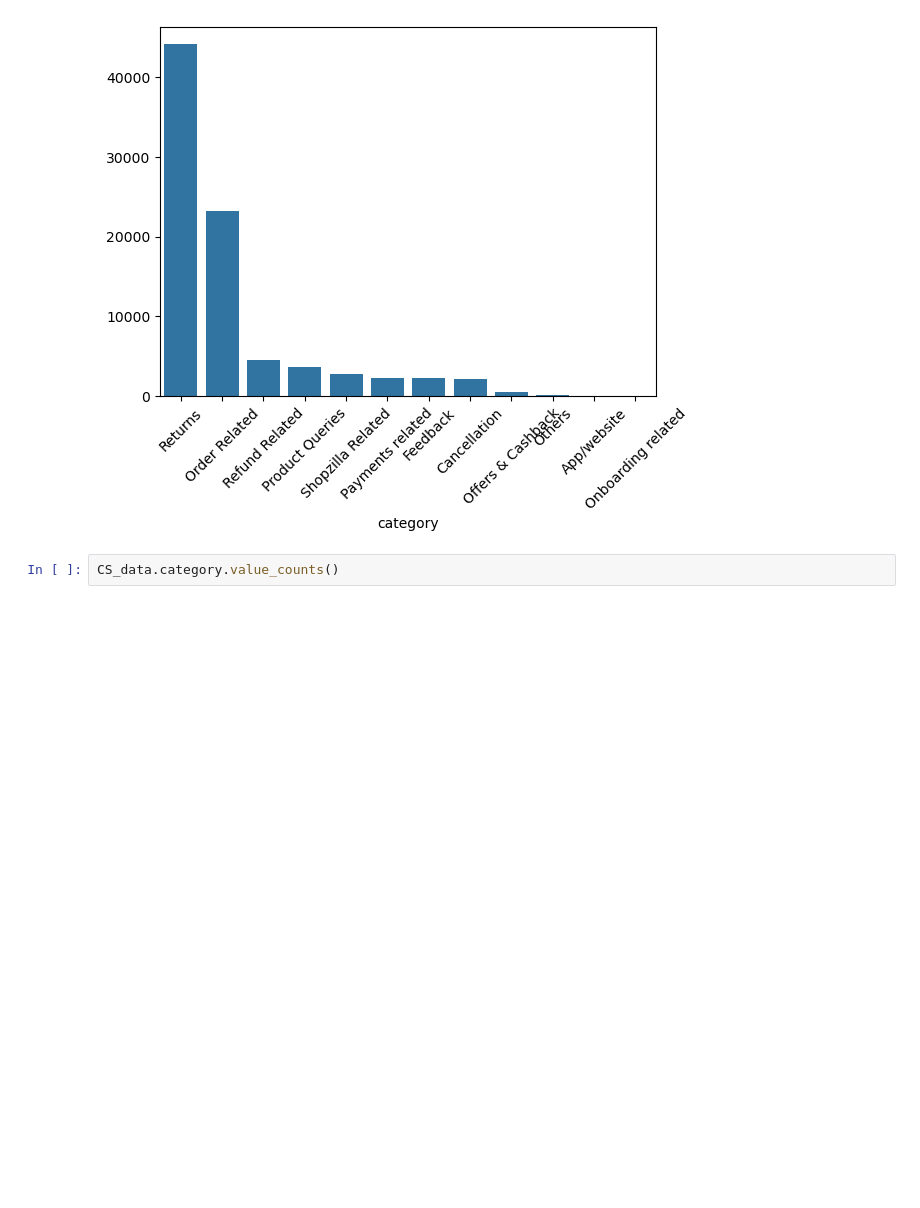
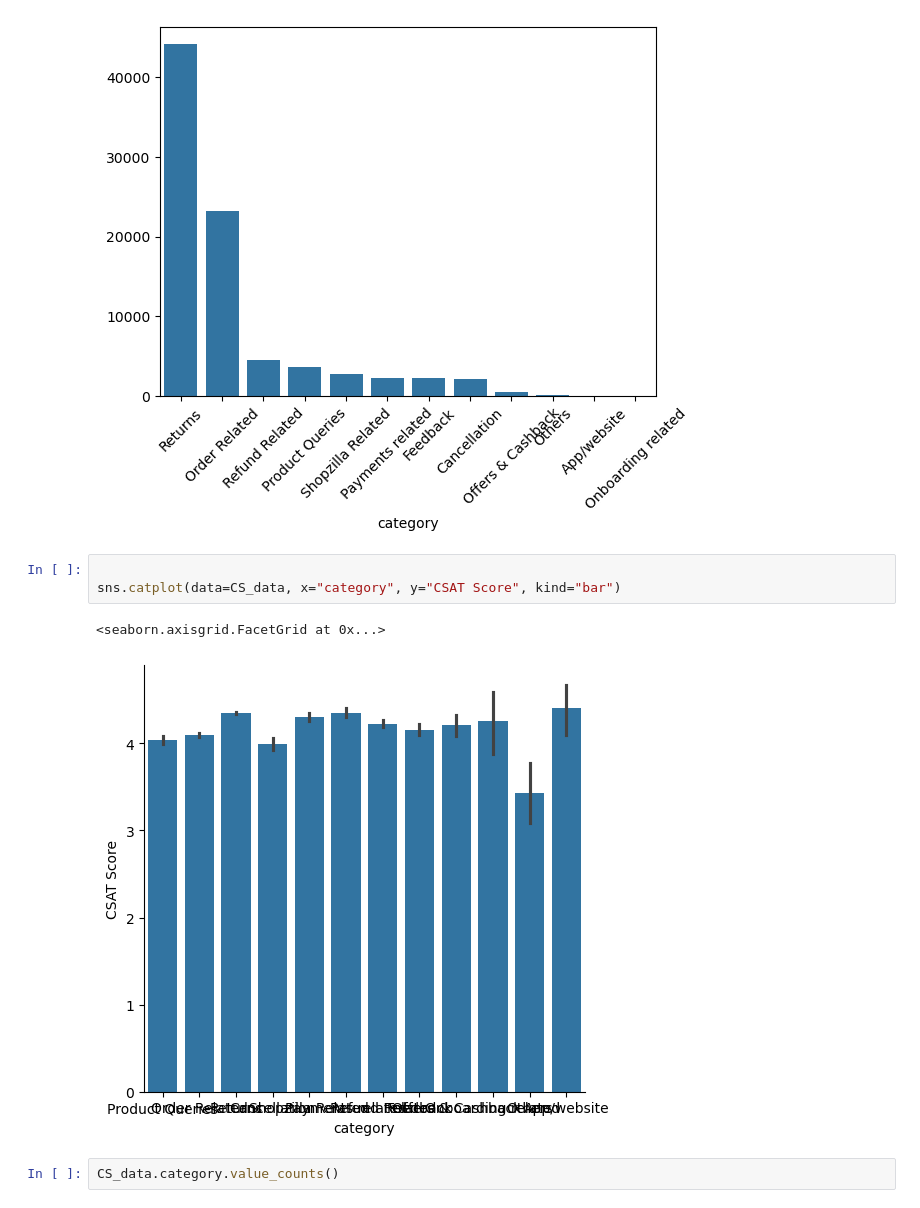
Before and after one commit to Slofya/mlkurs, a Jupyter notebook: ml53.ipynb, the cells around one changed output. Cells and saved outputs as stored; diff of their text form; blank space fills up the shorter version.

```diff
--- a/ml53.ipynb
+++ b/ml53.ipynb
@@ -107,6 +107,12 @@ plt.xticks(rotation=45)
 plt.show()
 # %% [output]
 [figure]
+# %%
+
+sns.catplot(data=CS_data, x="category", y="CSAT Score", kind="bar")
+# %% [output]
+<seaborn.axisgrid.FacetGrid at 0x...>
+[figure, added]
 # %%
 CS_data.category.value_counts()
 # %% [output]
```
Also changed, not shown: parts of 9 cells of this notebook, 2 other files.
